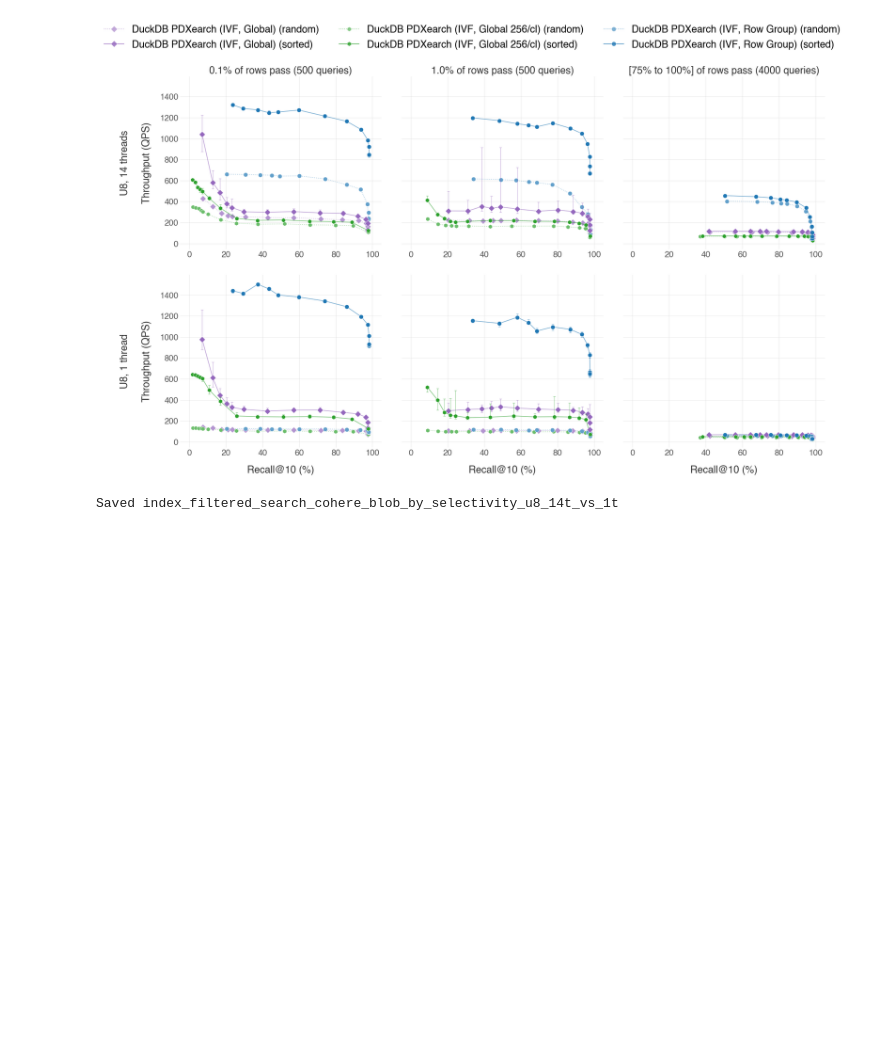
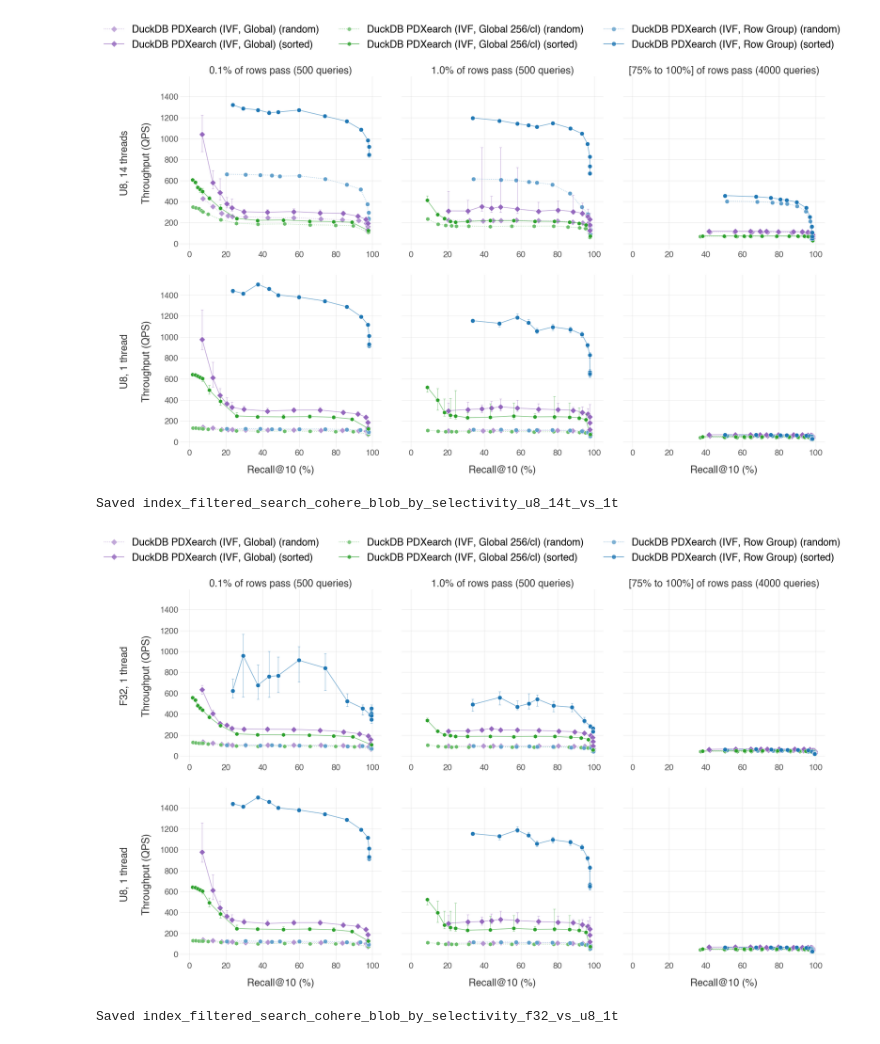
Before and after one commit to Noorts/vss-benchmarks, a Jupyter notebook: analysis/index_filtered_search_cohere_blob.ipynb, the cells around one changed output. Drawn from its saved outputs; the diff is of its cells as text; code cells hidden in the pictures; blank space fills up the shorter version.

Commit message:
feat: add additional Cohere F32 1T vs U8 1T plot

```diff
--- a/analysis/index_filtered_search_cohere_blob.ipynb
+++ b/analysis/index_filtered_search_cohere_blob.ipynb
@@ -816,3 +816,58 @@ Saved index_filtered_search_cohere_blob_by_selectivity_f32_vs_u8
 Saved index_filtered_search_cohere_blob_by_selectivity_14t_vs_1t
 [figure]
 Saved index_filtered_search_cohere_blob_by_selectivity_u8_14t_vs_1t
+# %%
+# ---------------------------------------------------------------------------
+# PDF 4: F32 1T vs U8 1T
+# ---------------------------------------------------------------------------
+f32_1_data, f32_1_idx = _filter_bucket_data([1], quant_filter="F32", remap_fn=_strip_quant)
+u8_1_data, u8_1_idx = _filter_bucket_data([1], quant_filter="U8", remap_fn=_strip_quant)
+
+# Merge ordered index lists
+seen = set()
+quant_1t_idx_ordered = []
+for idx in f32_1_idx + u8_1_idx:
+    if idx not in seen:
+        quant_1t_idx_ordered.append(idx)
+        seen.add(idx)
+
+# Build legend using the stripped names (no "F32"/"U8")
+quant_1t_legend = []
+for index_type in quant_1t_idx_ordered:
+    base_color = index_colors.get(index_type, "#808080")
+    marker = index_markers.get(index_type, "o")
+    for order_key, label_suffix, linestyle, lighten_amount, _ in DATASET_ORDERS:
+        has_data = any(
+            f32_1_data[1][order_key][b].get(index_type)
+            or u8_1_data[1][order_key][b].get(index_type)
+            for b in range(NUM_BUCKETS)
+        )
+        if not has_data:
+            continue
+        color = lighten(base_color, lighten_amount)
+        quant_1t_legend.append(Line2D([0], [0], color=color, marker=marker, linestyle=linestyle,
+                                    markersize=8, markeredgecolor='white', markeredgewidth=0.5,
+                                    linewidth=1.2, alpha=0.8, label=f"{index_type} ({label_suffix})"))
+
+# Combine F32 and U8 data into a single dict keyed by fake "thread counts"
+# so the helper can iterate rows. Use 1 for F32 row, and a sentinel (10)
+# for U8 row.
+_SENTINEL_U8_1 = 10
+combined_quant_1t_data: dict[int, dict[str, list[dict[str, list]]]] = {
+    1: f32_1_data[1],
+    _SENTINEL_U8_1: u8_1_data[1],
+}
+
+plot_selectivity_buckets(
+    row_configs=[
+        (1, "F32, 1 thread\n\nThroughput (QPS)"),
+        (_SENTINEL_U8_1, "U8, 1 thread\n\nThroughput (QPS)"),
+    ],
+    all_idx_ordered=quant_1t_idx_ordered,
+    filtered_records=combined_quant_1t_data,
+    legend_handles=quant_1t_legend,
+    filename="index_filtered_search_cohere_blob_by_selectivity_f32_vs_u8_1t",
+)
+# %% [output]
+[figure, added]
+Saved index_filtered_search_cohere_blob_by_selectivity_f32_vs_u8_1t
```
